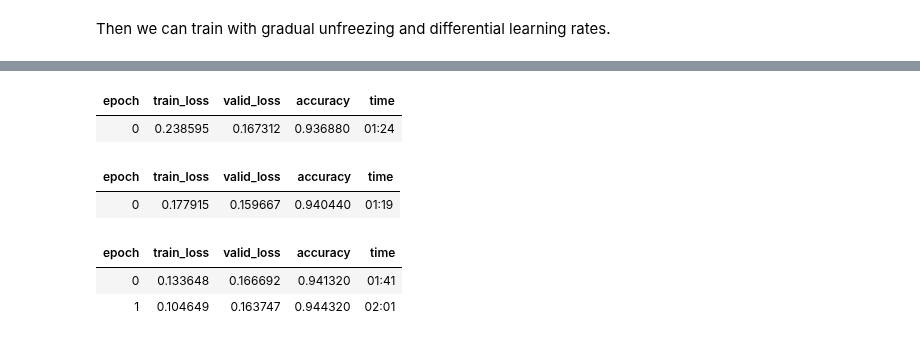
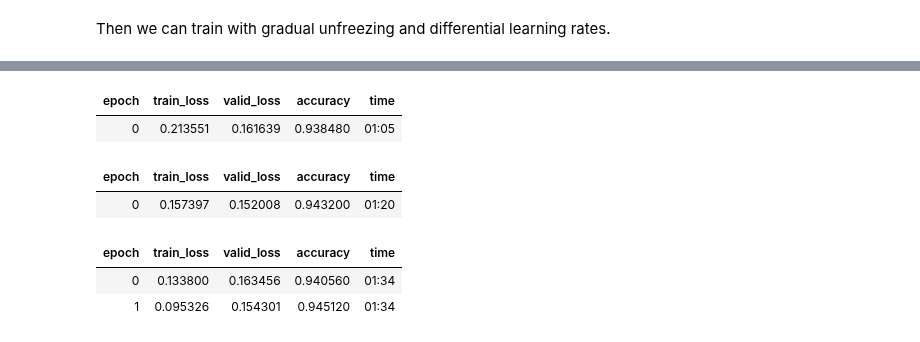
Before and after one commit to fastai/fastai_dev, a Jupyter notebook: dev/examples/ulmfit.ipynb, the cells around one changed output, grey strips where cells are left out. Cells and saved outputs as stored; diff of their text form; code cells hidden in the pictures.

```diff
--- a/dev/examples/ulmfit.ipynb
+++ b/dev/examples/ulmfit.ipynb
@@ -110,7 +109,7 @@ dsrc = DataSource(texts, [[read_file, Numericalize(vocab)], [parent_label, Categ
 # %%
 bs = 64
 # %%
-dbunch = dsrc.datanumch(before_batch=pad_input, after_batch=Cuda, bs=bs)
+dbunch = dsrc.databunch(before_batch=pad_input, after_batch=Cuda, bs=bs)
 # %%
 dbunch.show_batch(max_n=2)
 # %% [output]
@@ -125,8 +124,8 @@ learn = text_classifier_learner(dbunch, AWD_LSTM, vocab, metrics=[accuracy], pat
 # %% [markdown]
 We load our pretrained encoder.
 # %%
-learn = learn.load_encoder('finetuned')
-learn.to_fp16(clip=0.1)
+learn = learn.load_encoder('finetuned1')
+learn = learn.to_fp16(clip=0.1)
 # %% [markdown]
 Then we can train with gradual unfreezing and differential learning rates.
 # %%
@@ -139,25 +138,22 @@ learn.fit_one_cycle(1, lr, moms=(0.8,0.7,0.8), wd=0.1)
 # %%
-learn.opt = learn.create_opt()
 learn.freeze_to(-2)
 lr /= 2
 learn.fit_one_cycle(1, slice(lr/(2.6**4),lr), moms=(0.8,0.7,0.8), wd=0.1)
 # %% [output]
 | epoch | train_loss | valid_loss | accuracy | time |
-| 0 | 0.238595 | 0.167312 | 0.936880 | 01:24 |
+| 0 | 0.213551 | 0.161639 | 0.938480 | 01:05 |
 # %%
-learn.opt = learn.create_opt()
 learn.freeze_to(-3)
 lr /= 2
 learn.fit_one_cycle(1, slice(lr/(2.6**4),lr), moms=(0.8,0.7,0.8), wd=0.1)
 # %% [output]
 | epoch | train_loss | valid_loss | accuracy | time |
-| 0 | 0.177915 | 0.159667 | 0.940440 | 01:19 |
+| 0 | 0.157397 | 0.152008 | 0.943200 | 01:20 |
 # %%
-learn.opt = learn.create_opt()
 learn.unfreeze()
 lr /= 5
 learn.fit_one_cycle(2, slice(lr/(2.6**4),lr), moms=(0.8,0.7,0.8), wd=0.1)
 # %% [output]
 | epoch | train_loss | valid_loss | accuracy | time |
-| 0 | 0.133648 | 0.166692 | 0.941320 | 01:41 |
-| 1 | 0.104649 | 0.163747 | 0.944320 | 02:01 |
+| 0 | 0.133800 | 0.163456 | 0.940560 | 01:34 |
+| 1 | 0.095326 | 0.154301 | 0.945120 | 01:34 |
```
Also changed, not shown: parts of 12 cells of this notebook, 3 other files.
